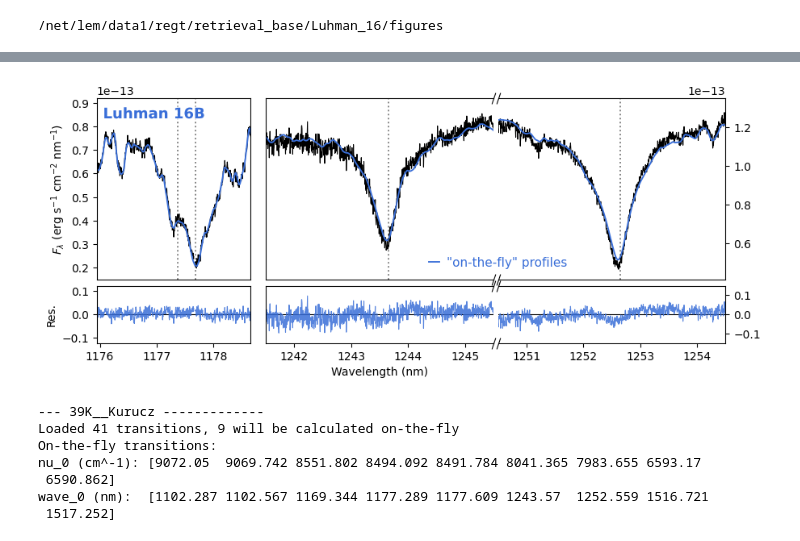
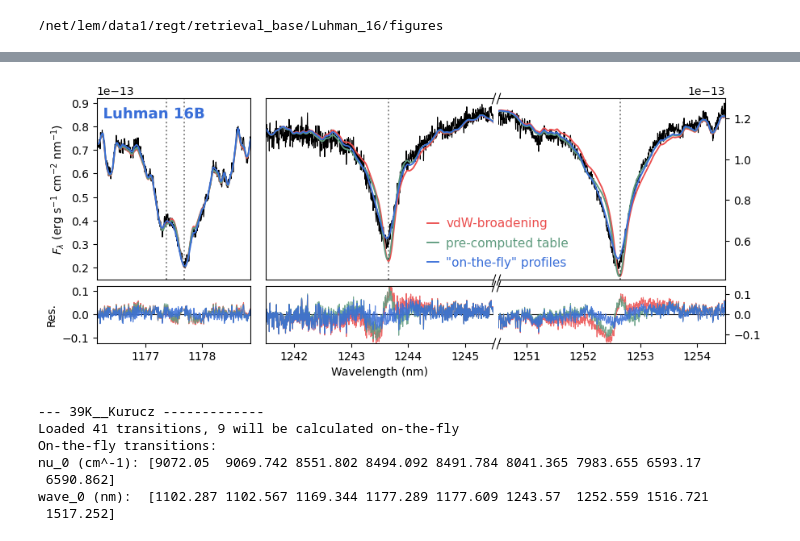
Before and after one commit to samderegt/retrieval_base, a Jupyter notebook: Luhman_16/figures/plot_J_band_K_doublet.ipynb, the cells around one changed output, grey strips where cells are left out. Drawn from its saved outputs; the diff is of its cells as text; code cells hidden in the pictures.

```diff
--- a/Luhman_16/figures/plot_J_band_K_doublet.ipynb
+++ b/Luhman_16/figures/plot_J_band_K_doublet.ipynb
@@ -24,6 +24,12 @@ res_alpha = 0.85
 
 B_1 = result_utils.RetrievalResults('/net/schenk/data2/regt/data_backup/Luhman_16/retrieval_outputs/J_B_ret_62_1column_n1000/test_')
 B_1.load_components(['d_spec', 'LogLike'])
+
+B_2 = result_utils.RetrievalResults('/net/schenk/data2/regt/data_backup/Luhman_16/retrieval_outputs/J_B_ret_62_1column_n100_parameterised_shift/test_')
+B_2.load_components(['d_spec', 'LogLike'])
+
+B_3 = result_utils.RetrievalResults('/net/schenk/data2/regt/data_backup/Luhman_16/retrieval_outputs/J_B_ret_62_1column_n100_vdW/test_')
+B_3.load_components(['d_spec', 'LogLike'])
 # %% [output]
 /net/schenk/data2/regt/data_backup/Luhman_16/retrieval_outputs/J_B_ret_62_1column_n1000/test_data
   analysing data from /net/schenk/data2/regt/data_backup/Luhman_16/retrieval_outputs/J_B_ret_62_1column_n1000/test_.txt
@@ -30,8 +40,8 @@ B_1.load_components(['d_spec', 'LogLike'])
 # %%
 scale = 1e-13
 c_1 = '#396ED8'
-c_2 = '#EB4E4E'
-c_3 = '#5F9B7F'
+c_2 = '#5F9B7F'
+c_3 = '#EB4E4E'
 
 labels = [
     #r'Parameterised $\gamma_W(P,T)$ and $d(P,T)$',
@@ -42,12 +52,13 @@ labels = [
 
 width = 4
 xlim = [
-    1177.3 + np.array([-1,1])*width/2*25/37,
+    1177.5 + np.array([-1,1])*width/2*25/37,
+    #1169.4 + np.array([-1,1])*width/2*25/37,
     1243.5 + np.array([-1,1])*width/2,
     1252.5 + np.array([-1,1])*width/2
 ]
 ylim = [
-    (0.15e-13,0.92e-13), (0.41e-13,1.35e-13), (0.41e-13,1.35e-13),
+    (0.15e-13,0.92e-13), (0.41e-13,1.3e-13), (0.41e-13,1.3e-13),
     #(0.15e-13,0.85e-13), (0.41e-13,1.0e-13), (0.41e-13,1.0e-13),
 ]
 
@@ -91,6 +102,18 @@ for h, ax_h in enumerate(ax):
         ax_h.plot(wave_i, B_1.d_spec['J1226_1'].flux[i], c='k', lw=lw_d)
 
         # Models
+        label_i = labels[2]
+        ax_h.plot(wave_i, B_3.LogLike.m_flux_phi[i], c=c_3, lw=lw_m, label=label_i)
+        ax_res[h].plot(
+            wave_i, (B_3.d_spec['J1226_1'].flux[i] - B_3.LogLike.m_flux_phi[i])/scale, c=c_3, lw=lw_d, alpha=res_alpha
+            )
+
+        label_i = labels[1]
+        ax_h.plot(wave_i, B_2.LogLike.m_flux_phi[i], c=c_2, lw=lw_m, label=label_i)
+        ax_res[h].plot(
+            wave_i, (B_2.d_spec['J1226_1'].flux[i] - B_2.LogLike.m_flux_phi[i])/scale, c=c_2, lw=lw_d, alpha=res_alpha
+            )
+
         label_i = labels[0]
         ax_h.plot(wave_i, B_1.LogLike.m_flux_phi[i], c=c_1, lw=lw_m, label=label_i)
         ax_res[h].plot(
@@ -126,34 +149,34 @@ ax[2].legend(
     handletextpad=0.6, labelspacing=0.6, prop={'size':11},
     )
 
 ax[0].ticklabel_format(axis='y', style='sci', scilimits=(-13,-13))
 ax[0].set(ylabel=r'$F_\lambda\ \mathrm{(erg\ s^{-1}\ cm^{-2}\ nm^{-1})}$')
 ax_res[0].set(ylabel='Res.')
 ax_res[1].set(xlabel=r'Wavelength (nm)')
 
 ax[1].set(yticks=[])
 ax_res[1].set(yticks=[])
 
 ax[1].spines['right'].set_visible(False); ax[2].spines['left'].set_visible(False)
 ax_res[1].spines['right'].set_visible(False); ax_res[2].spines['left'].set_visible(False)
 
 ax[2].yaxis.tick_right()
 ax_res[2].yaxis.tick_right()
 
 d = 3  # proportion of vertical to horizontal extent of the slanted line
 kwargs = dict(
     marker=[(-1, -d), (1, d)], markersize=10, linestyle="none", color='k', mec='k', mew=0.8, clip_on=False
     )
 ax[1].plot([1, 1], [1, 0], transform=ax[1].transAxes, **kwargs)
 ax_res[1].plot([1, 1], [1, 0], transform=ax_res[1].transAxes, **kwargs)
 ax[2].plot([0, 0], [1, 0], transform=ax[2].transAxes, **kwargs)
 ax_res[2].plot([0, 0], [1, 0], transform=ax_res[2].transAxes, **kwargs)
 
 plt.subplots_adjust(left=0.08, bottom=0.13, top=0.93, right=0.945)
 plt.savefig('./plots/J_band_K_doublet_new.pdf')
 plt.show()
 # %% [output]
-[figure, old version]
+[figure, new version]
 # %%
 from retrieval_base.model_components.line_opacity import LineOpacity
 
```
Also changed, not shown: parts of 1 cell of this notebook, 7 other files.
